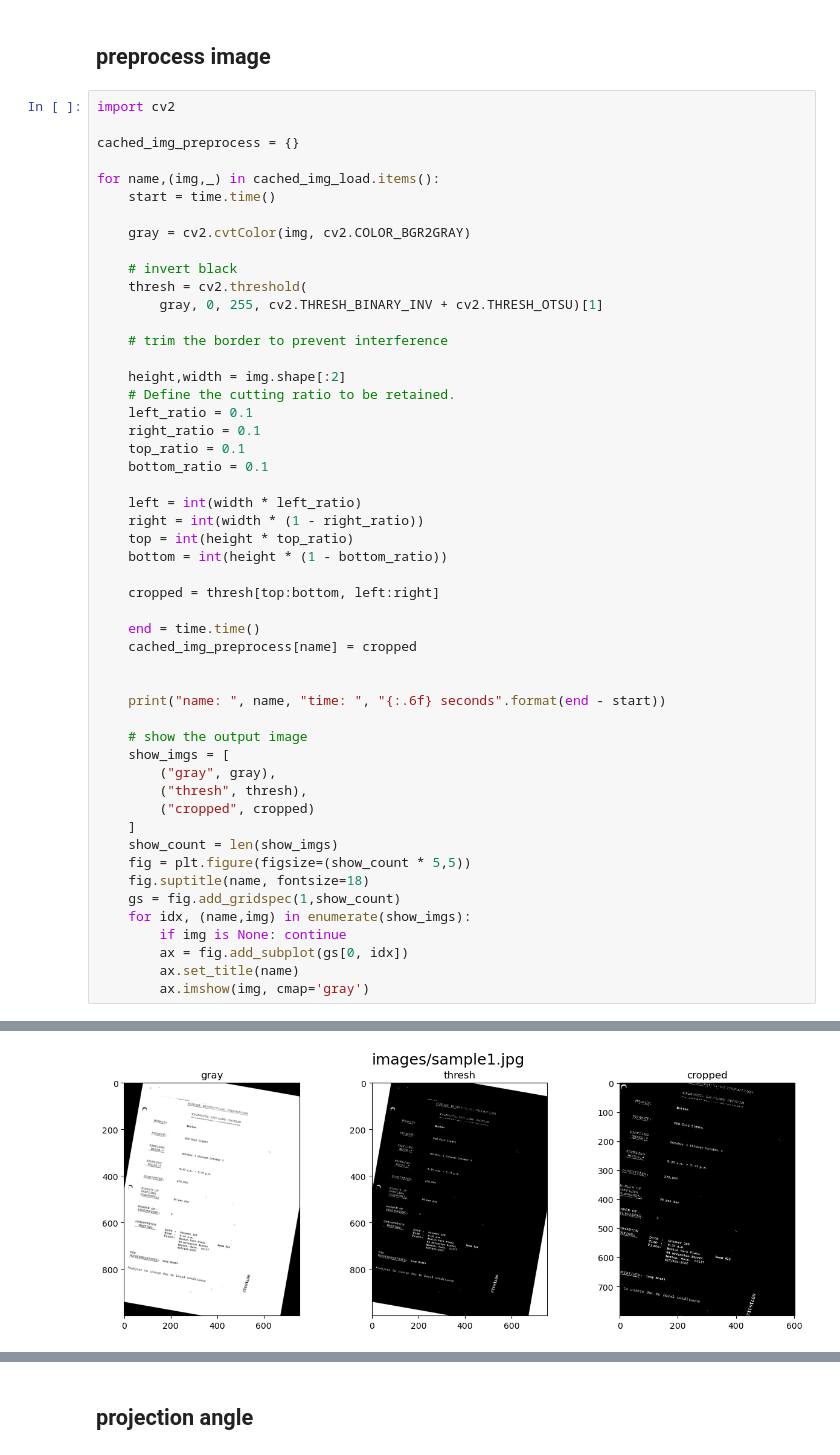
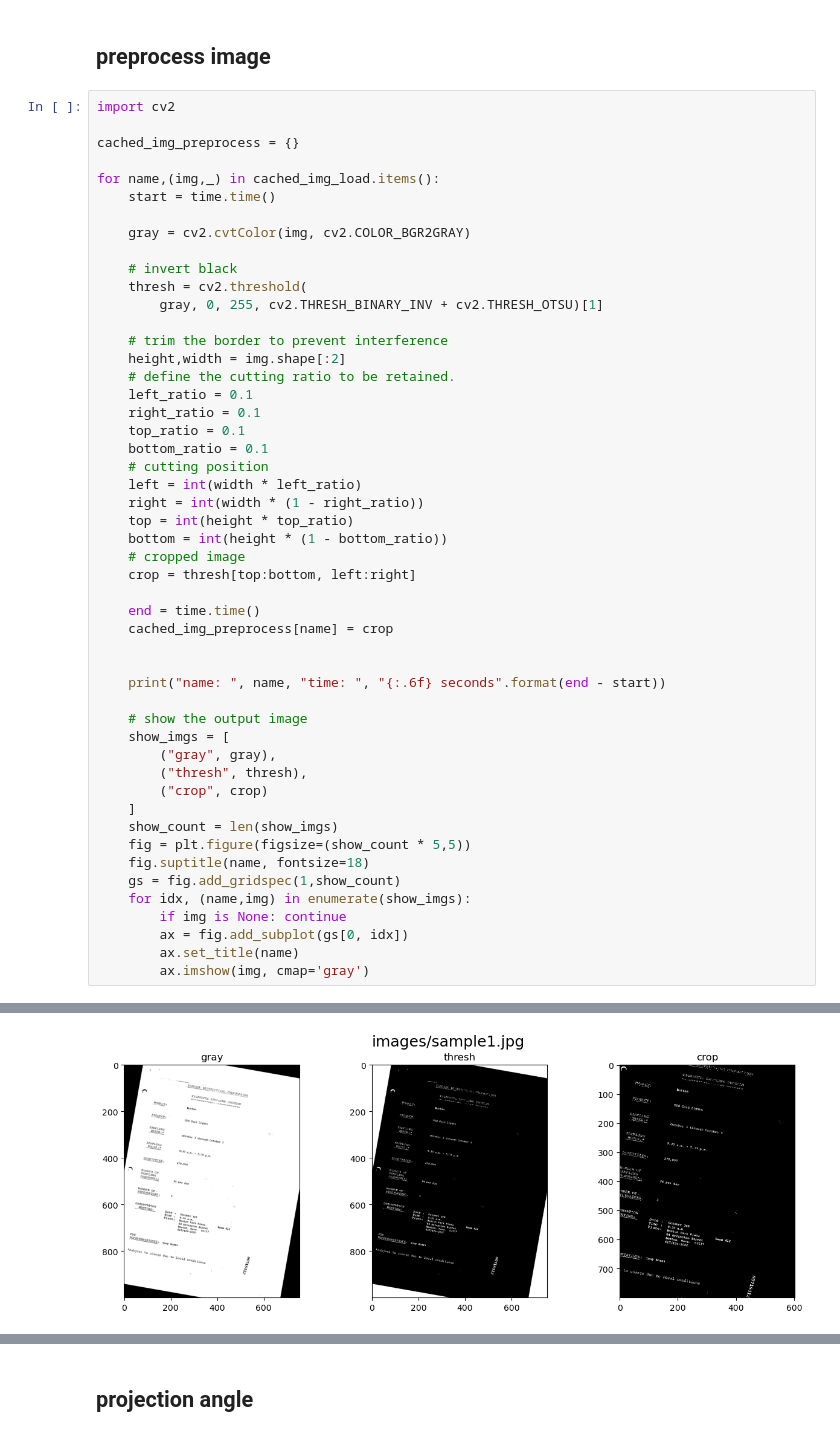
Before and after one commit to xiaoyao9184/awesome-text-deskew, a Jupyter notebook: notebooks/projection-score.process.ipynb, the cells around one changed output, grey strips where cells are left out. Saved outputs shown, nothing was run; the diff lists cells and outputs as text.

```diff
--- a/notebooks/projection-score.process.ipynb
+++ b/notebooks/projection-score.process.ipynb
@@ -64,23 +64,22 @@ for name,(img,_) in cached_img_load.items():
         gray, 0, 255, cv2.THRESH_BINARY_INV + cv2.THRESH_OTSU)[1]
 
     # trim the border to prevent interference
-
     height,width = img.shape[:2]
-    # Define the cutting ratio to be retained.
+    # define the cutting ratio to be retained.
     left_ratio = 0.1
     right_ratio = 0.1
     top_ratio = 0.1
     bottom_ratio = 0.1
-
+    # cutting position
     left = int(width * left_ratio)
     right = int(width * (1 - right_ratio))
     top = int(height * top_ratio)
     bottom = int(height * (1 - bottom_ratio))
-
-    cropped = thresh[top:bottom, left:right]
+    # cropped image
+    crop = thresh[top:bottom, left:right]
 
     end = time.time()
-    cached_img_preprocess[name] = cropped
+    cached_img_preprocess[name] = crop
 
 
     print("name: ", name, "time: ", "{:.6f} seconds".format(end - start))
@@ -89,7 +88,7 @@ for name,(img,_) in cached_img_load.items():
     show_imgs = [
         ("gray", gray),
         ("thresh", thresh),
-        ("cropped", cropped)
+        ("crop", crop)
     ]
     show_count = len(show_imgs)
     fig = plt.figure(figsize=(show_count * 5,5))
@@ -106,2 +105,2 @@ name:  images/sample2.jpg time:  0.000992 seconds
 name:  images/skewed_text.jpg time:  0.000000 seconds
-[figure, old version]
+[figure, new version]
```
Also changed, not shown: parts of 3 cells of this notebook.
